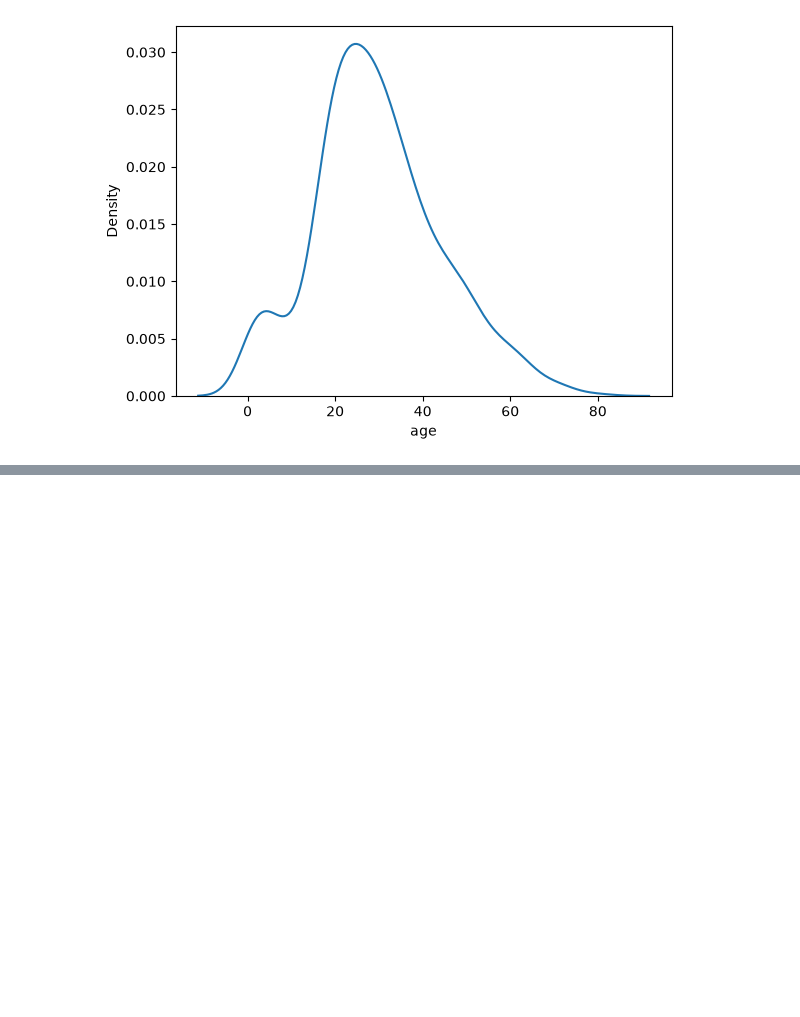
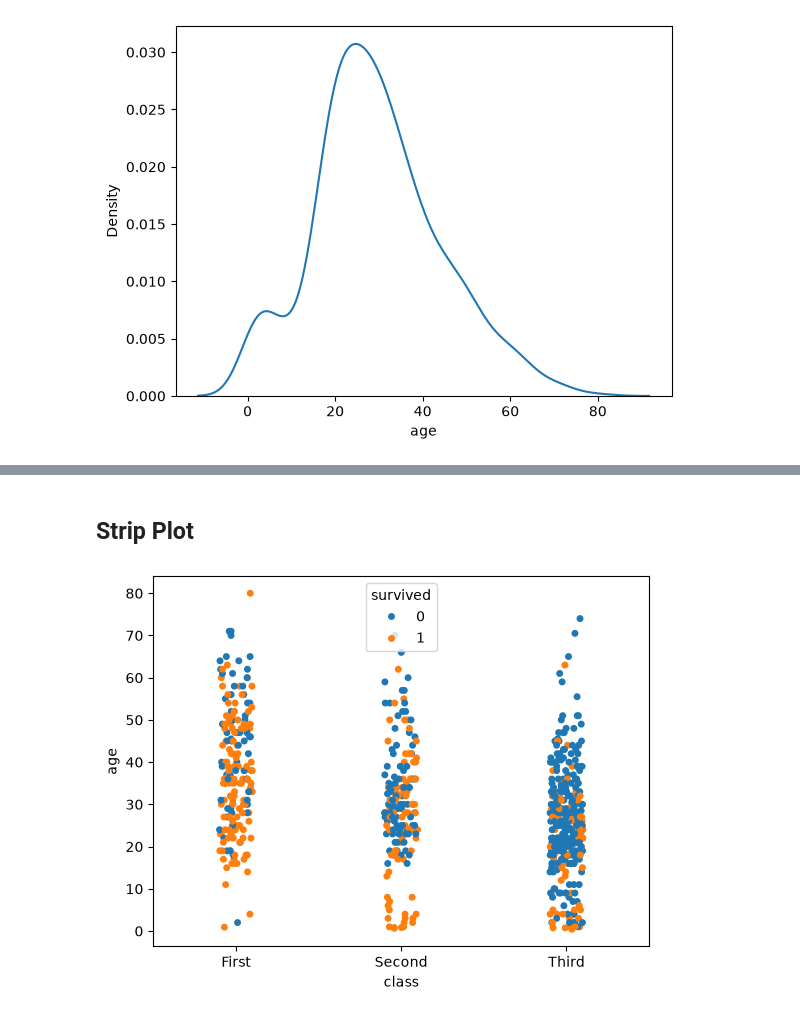
Before and after one commit to RituRai-03/Data-Visualization, a Jupyter notebook: Seaborn.ipynb, the cells around one changed output, grey strips where cells are left out. Cells and saved outputs as stored; diff of their text form; code cells hidden in the pictures; blank space fills up the shorter version.

```diff
--- a/Seaborn.ipynb
+++ b/Seaborn.ipynb
@@ -182,0 +242,12 @@ plt.show()
+# %% [markdown]
+## Strip Plot
+# %%
+sns.stripplot(
+    data=titanic,
+    x="class",
+    y="age",
+    hue="survived"
+)
+plt.show()
+# %% [output]
+[figure, added]
```
Also changed, not shown: parts of 16 cells of this notebook, 1 other file.
